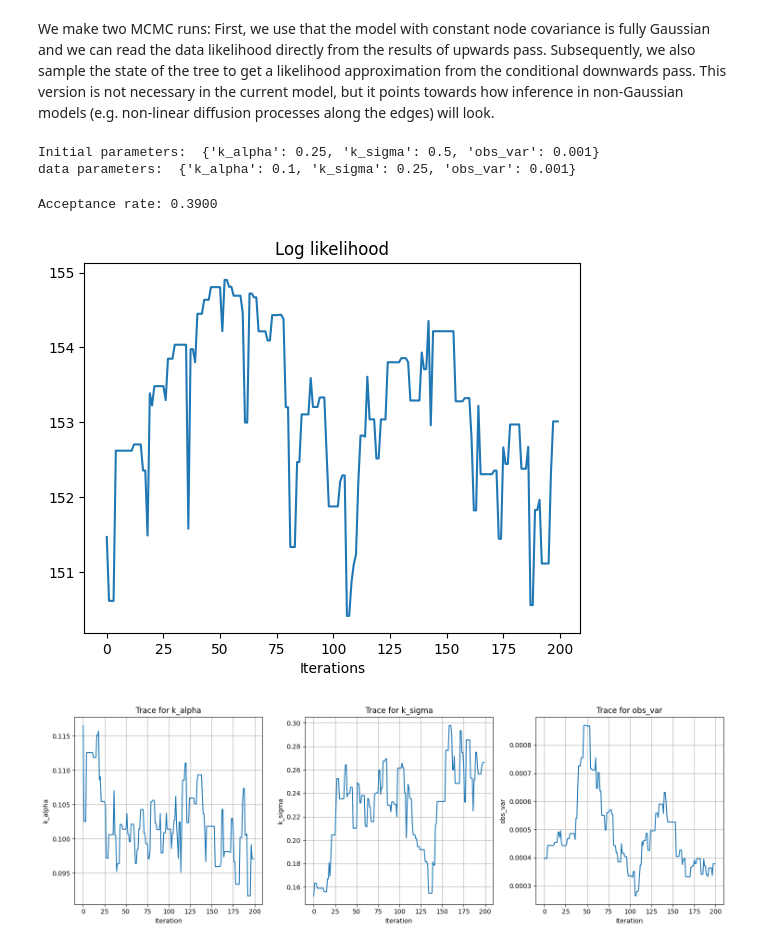
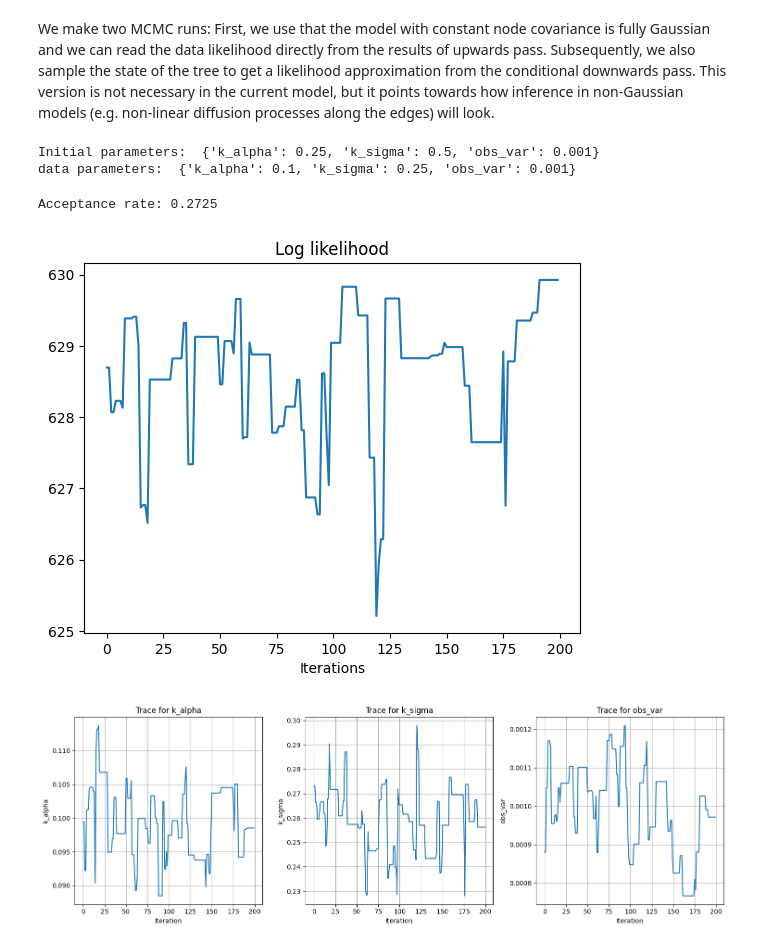
Before and after one commit to ComputationalEvolutionaryMorphometry/hyperiax, a Jupyter notebook: examples/mcmc_Gaussian_BFFG_shapes.ipynb, the cells around one changed output. Drawn from its saved outputs; the diff is of its cells as text; code cells hidden in the pictures.

Commit message:
shape dependent covariance

```diff
--- a/examples/mcmc_Gaussian_BFFG_shapes.ipynb
+++ b/examples/mcmc_Gaussian_BFFG_shapes.ipynb
@@ -143,14 +143,14 @@ def up(noise,edge_length,F_T,H_T,params,**args):
         Sigma_T = jnp.linalg.inv(H_T)
         v_T = Sigma_T@F_T
 
-        invPhi_0 = (jnp.eye(n*d)+H_T*covar)
+        invPhi_0 = (jnp.eye(n*d)+H_T@covar)
         Sigma_0 = Sigma_T@invPhi_0 # = Sigma_T+covar
         H_0 = jnp.linalg.inv(Sigma_0)
         F_0 = jnp.linalg.solve(invPhi_0,F_T)
         v_0 = Sigma_0@F_0
         c_0 = -jax.scipy.stats.multivariate_normal.logpdf(v_0,jnp.zeros(n*d),Sigma_0)
 
-        return {'c_0': c_0, 'F_0': F_0, 'H_0': H_0, 'F_T': F_T, 'H_T': H_T}
+        return {'c_0': c_0, 'F_0': F_0, 'H_0': H_0}
     return jax.vmap(f)(noise,edge_length,F_T,H_T)
 # %% [markdown]
 We initialize the tree for up by computing the $c,F,H$-values at the leaves.
@@ -166,7 +166,7 @@ def init_up(tree,params):
             H = jnp.eye(n*d)/params['obs_var'].value
             F = H@v
             c = -jax.scipy.stats.multivariate_normal.logpdf(v,jnp.zeros(n*d),Sigma)
-            node.data = {**node.data, 'F_T': F, 'H_T': H}
+            node.data = {**node.data, 'c_T': c, 'F_T': F, 'H_T': H}
 # %% [markdown]
 We can now define the conditional downwards pass, i.e. the forwards guiding.
 # %%
@@ -193,3 +189,8 @@ updown = LevelwiseTreeExecutor(updownmodel)
+# %%
+# create model and executor
+fuse = lambda child_c_0,child_F_0,child_H_0,**kwargs: {'c_T': jnp.sum(child_c_0,0), 'F_T': jnp.sum(child_F_0,0), 'H_T': jnp.sum(child_H_0,0)} # sum over the last axis, time 0 for child edges is time T for the fusing node
+updownmodel = UpDownLambda(up_fn=up,fuse_fn=fuse,down_fn=down_conditional)
+updown = LevelwiseTreeExecutor(updownmodel)
 # %% [markdown]
 We make an upwards pass and a downwards conditional sampling to test. Subsequently, we time the three operations (uncondtional down, conditional down, and up).
 # %%
@@ -220,7 +221,7 @@ We test the setup by sampling a number of trees and computing mean and covarianc
 # %%
 # do statistics on the leaf values
 leaves = jnp.array([n['value'] for n in dtree.iter_leaves()])
-c = utree.root['c_0']; F = utree.root['F_0']; H = utree.root['H_0']
+c = utree.root['c_T']; F = utree.root['F_T']; H = utree.root['H_T']
 print("root conditional mean vs. sample mean:",jnp.linalg.solve(H,F),jnp.mean(leaves,0))
 print("root conditional cov vs. sample cov:",jnp.linalg.inv(H),jnp.cov(leaves.T))
 
@@ -318,7 +316,7 @@ We make two MCMC runs: First, we use that the model with constant node covarianc
 def log_likelihood(state):
     """Log likelihood of the tree."""
     parameters,tree = state
-    v,c,F,H = tree.root['value'],tree.root['c_0'],tree.root['F_0'],tree.root['H_0']
+    v,c,F,H = tree.root['value'],tree.root['c_T'],tree.root['F_T'],tree.root['H_T']
     return -c+F@v-.5*v.T@H@v
 
 def log_posterior(data,state):
@@ -337,36 +335,36 @@ def proposal(data, state, key):
     utree = updown.up(utree,new_parameters.values())
 
     return new_parameters,utree
 
 # tree values and parameters
 init_params = ParameterStore({
     'k_alpha': VarianceParameter(.25), # kernel amplitude, governs global tree variance
     'k_sigma': VarianceParameter(.5), # kernel width, for Gaussian kernels this is proportional to the variance
     'obs_var': VarianceParameter(1e-3,alpha=2,beta=.003,keep_constant=False) # observation noise variance. We keep it constant here because of lacking identifiability (which will not be the case with higher-dimensional correlated data)
     })
 print("Initial parameters: ",init_params.values())
 print("data parameters: ",params.values())
 
 # initial state
 leaf_tree.root['value'] = root
 utree = leaf_tree.copy(); init_up(utree,init_params)
 init_state = (init_params,updown.up(utree,init_params.values()))
 
 # Run Metropolis-Hastings
 subkey, key = split(key)
 log_likelihoods,samples = metropolis_hastings(log_posterior, proposal, leaf_tree, init_state, 200, burn_in=200, rng_key=key, savef=lambda state: state[0])
 
 # plot
 plt.plot(log_likelihoods)
 plt.xlabel("Iterations")
 plt.title('Log likelihood')
 trace_plots(samples)
 # %% [output]
 Initial parameters:  {'k_alpha': 0.25, 'k_sigma': 0.5, 'obs_var': 0.001}
 data parameters:  {'k_alpha': 0.1, 'k_sigma': 0.25, 'obs_var': 0.001}
-Acceptance rate: 0.3900
+Acceptance rate: 0.2725
-[figure, old version]
+[figure, new version]
-[figure, old version]
+[figure, new version]
 # %%
 # inference for Gaussian model, likelihood from forward guiding
 
```
Also changed, not shown: parts of 4 cells of this notebook, 2 other files.
